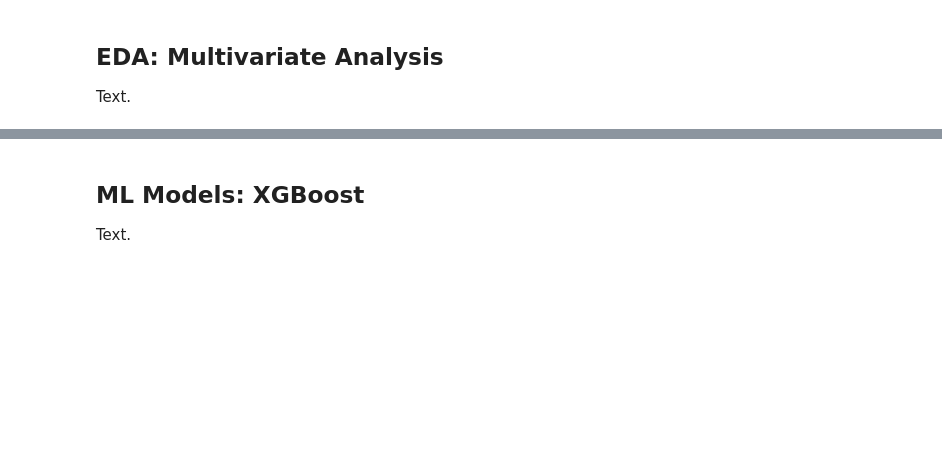
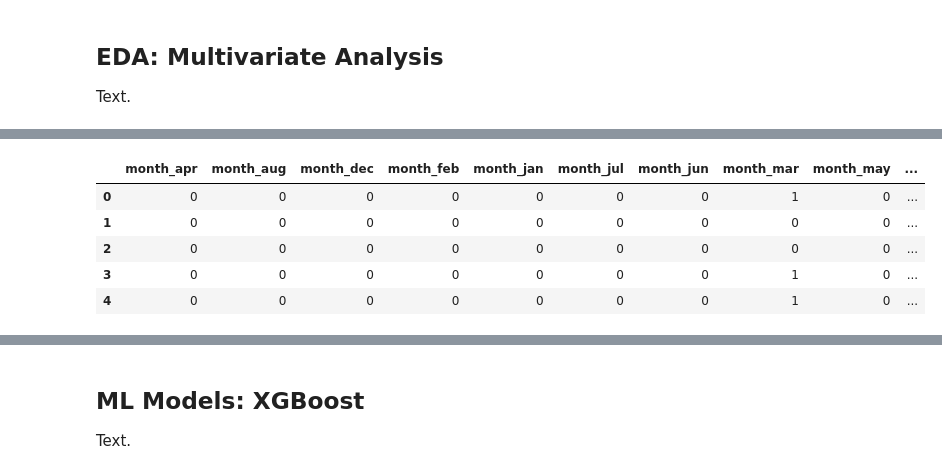
Before and after one commit to SThornewillvE/Udacity-DataScience-Nanodegree, a Jupyter notebook: 04_data-science_blog_post/python/fires.ipynb, the cells around one changed output, grey strips where cells are left out. Cells and saved outputs as stored; diff of their text form; code cells hidden in the pictures; blank space fills up the shorter version.

```diff
--- a/04_data-science_blog_post/python/fires.ipynb
+++ b/04_data-science_blog_post/python/fires.ipynb
@@ -267,0 +340,5 @@ Text.
+# %%
+# Keep raw version
+df_raw = df.copy()
+
+df_raw.head()
@@ -267,0 +352,13 @@ Text.
+# %%
+# Encode Day, Month using one hot encoding
+cat_vars = ["month", "day"]
+df_cv = pd.get_dummies(df_raw[cat_vars])
+
+df_cv.head()
+# %% [output]
+|  | month_apr | month_aug | month_dec | month_feb | month_jan | month_jul | month_jun | month_mar | month_may | ... |
+| 0 | 0 | 0 | 0 | 0 | 0 | 0 | 0 | 1 | 0 | ... |
+| 1 | 0 | 0 | 0 | 0 | 0 | 0 | 0 | 0 | 0 | ... |
+| 2 | 0 | 0 | 0 | 0 | 0 | 0 | 0 | 0 | 0 | ... |
+| 3 | 0 | 0 | 0 | 0 | 0 | 0 | 0 | 1 | 0 | ... |
+| 4 | 0 | 0 | 0 | 0 | 0 | 0 | 0 | 1 | 0 | ... |
```
Also changed, not shown: parts of 36 cells of this notebook.
